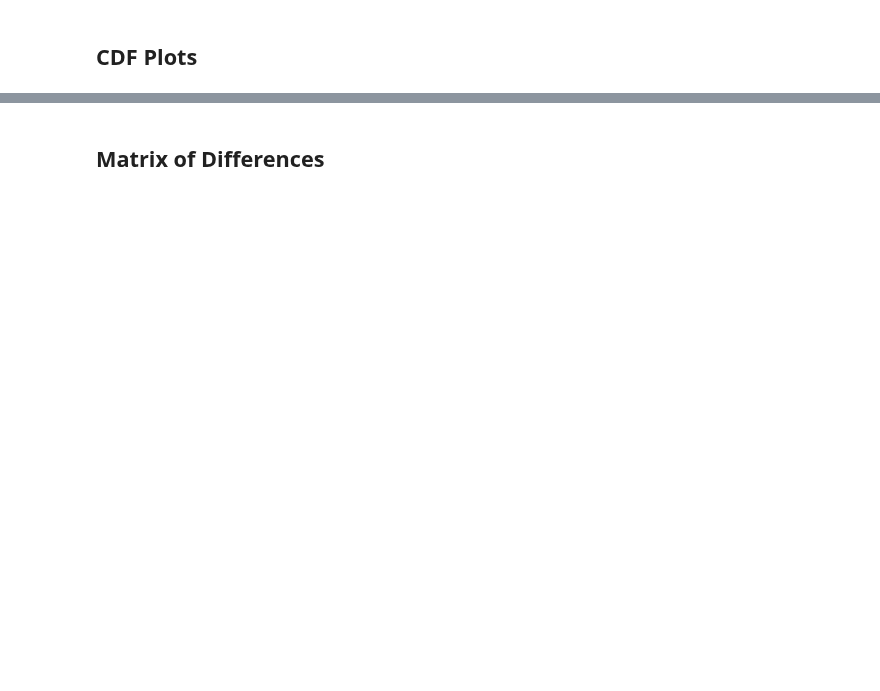
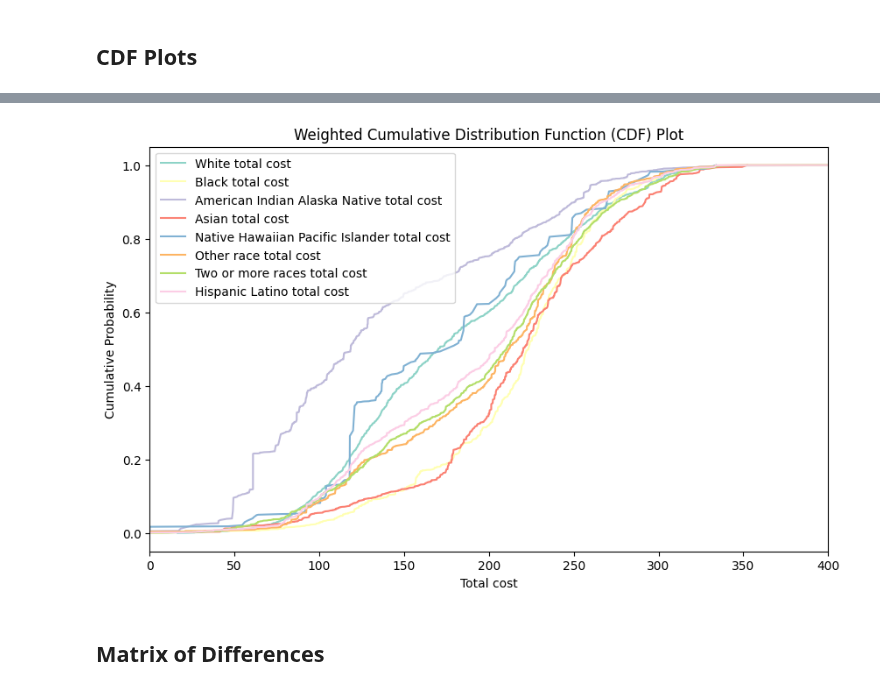
Before and after one commit to franc703/ecrq_stats, a Jupyter notebook: notebooks/produce_stats.ipynb, the cells around one changed output, grey strips where cells are left out. Saved outputs shown, nothing was run; the diff lists cells and outputs as text; code cells hidden in the pictures; blank space fills up the shorter version.

```diff
--- a/notebooks/produce_stats.ipynb
+++ b/notebooks/produce_stats.ipynb
@@ -254,3 +331,66 @@ plt.show()
+# %%
+# CDF plot
+race_variables3 = [
+    'White total cost',
+    'Black total cost',
+    'American Indian Alaska Native total cost',
+    'Asian total cost',
+    'Native Hawaiian Pacific Islander total cost',
+    'Other race total cost',
+    'Two or more races total cost',
+    'Hispanic Latino total cost',
+]
+
+colors = [
+    '#8dd3c7',
+    '#ffffb3',
+    '#bebada',
+    '#fb8072',
+    '#80b1d3',
+    '#fdb462',
+    '#b3de69',
+    '#fccde5']
+
+weight_map3 = {
+    'White total cost': 'white',
+    'Black total cost': 'black',
+    'American Indian Alaska Native total cost': 'am_indian_alaska_native',
+    'Asian total cost': 'asian',
+    'Native Hawaiian Pacific Islander total cost': 'native_hawaiian_pacific_islander',
+    'Other race total cost': 'other_race',
+    'Two or more races total cost': 'two_or_more_races',
+    'Hispanic Latino total cost': 'hispanic_latino',
+}
+
+
+fig, ax = plt.subplots(figsize=(10, 6))
+
+for var, color in zip(race_variables3, colors):
+    # Get the weights for this variable
+    weights = data[weight_map3[var]]
+
+    # Sort the values and weights by the values
+    values, weights = zip(*sorted(zip(data[var], weights)))
+
+    # Calculate the cumulative sum of the weights
+    cumulative = np.cumsum(weights)
+
+    # Normalize the cumulative sum to create a CDF
+    cumulative = cumulative / cumulative[-1]
+
+    ax.plot(values, cumulative, label=var, color=color)
+
+ax.set_title('Weighted Cumulative Distribution Function (CDF) Plot')
+ax.set_xlabel('Total cost')
+ax.set_ylabel('Cumulative Probability')
+ax.legend(loc='upper left')
+
+# Set x-axis limit
+ax.set_xlim(0, 400)
+
+plt.show()
+# %% [output]
+[figure, added]
 # %% [markdown]
 ## Matrix of Differences
 # %%
```
Also changed, not shown: parts of 23 cells of this notebook.
